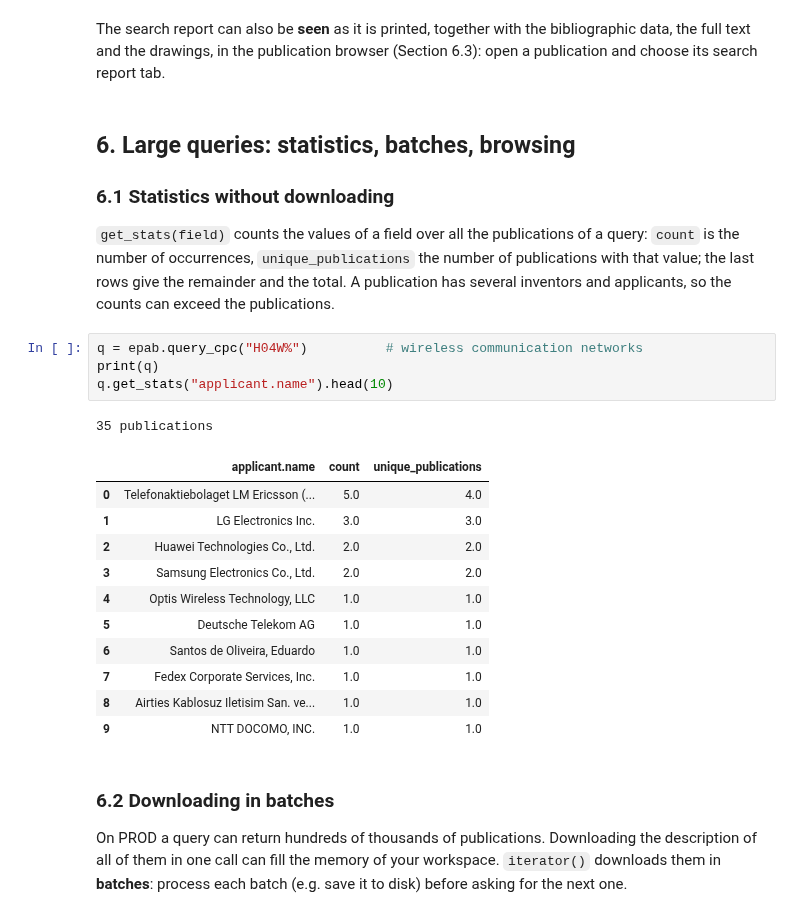
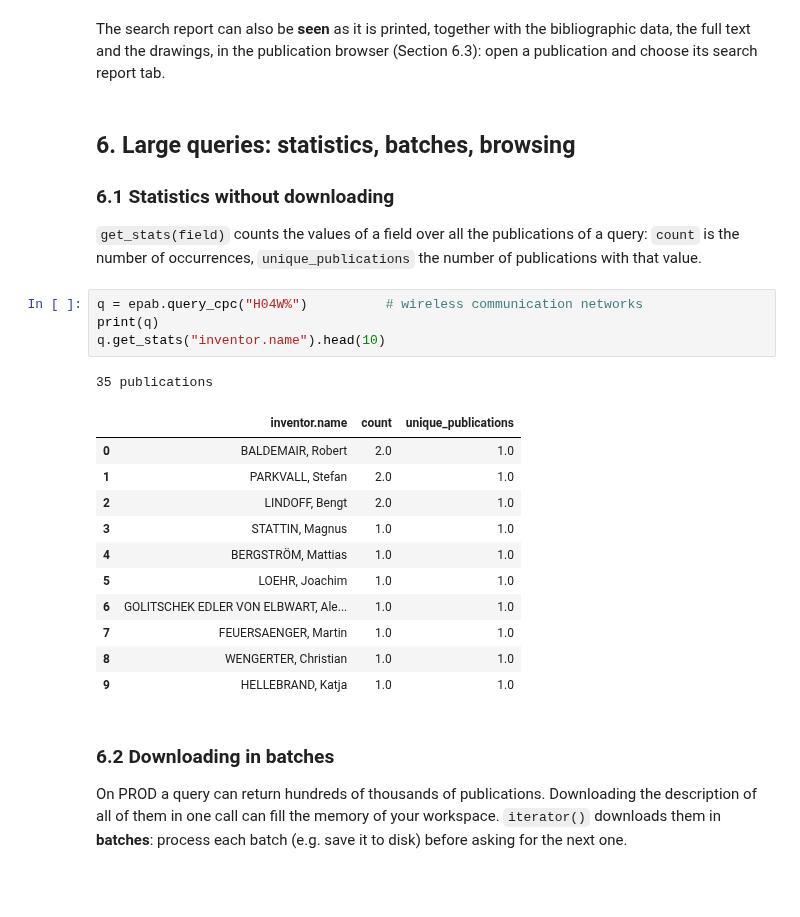
Before and after one commit to Fil-tech-beep/innovation-management-datascience26, a Jupyter notebook: tutorial_2/20_ep_fulltext_epab.ipynb, the cells around one changed output. Cells and saved outputs as stored; diff of their text form; blank space fills up the shorter version.

```diff
--- a/tutorial_2/20_ep_fulltext_epab.ipynb
+++ b/tutorial_2/20_ep_fulltext_epab.ipynb
@@ -501,24 +501,24 @@ The search report can also be **seen** as it is printed, together with the bibli
 
 ### 6.1 Statistics without downloading
 
-`get_stats(field)` counts the values of a field over all the publications of a query: `count` is the number of occurrences, `unique_publications` the number of publications with that value; the last rows give the remainder and the total. A publication has several inventors and applicants, so the counts can exceed the publications.
+`get_stats(field)` counts the values of a field over all the publications of a query: `count` is the number of occurrences, `unique_publications` the number of publications with that value.
 # %%
 q = epab.query_cpc("H04W%")          # wireless communication networks
 print(q)
-q.get_stats("applicant.name").head(10)
+q.get_stats("inventor.name").head(10)
 # %% [output]
 35 publications
-|  | applicant.name | count | unique_publications |
-| 0 | Telefonaktiebolaget LM Ericsson (... | 5.0 | 4.0 |
-| 1 | LG Electronics Inc. | 3.0 | 3.0 |
-| 2 | Huawei Technologies Co., Ltd. | 2.0 | 2.0 |
-| 3 | Samsung Electronics Co., Ltd. | 2.0 | 2.0 |
-| 4 | Optis Wireless Technology, LLC | 1.0 | 1.0 |
-| 5 | Deutsche Telekom AG | 1.0 | 1.0 |
-| 6 | Santos de Oliveira, Eduardo | 1.0 | 1.0 |
-| 7 | Fedex Corporate Services, Inc. | 1.0 | 1.0 |
-| 8 | Airties Kablosuz Iletisim San. ve... | 1.0 | 1.0 |
-| 9 | NTT DOCOMO, INC. | 1.0 | 1.0 |
+|  | inventor.name | count | unique_publications |
+| 0 | BALDEMAIR, Robert | 2.0 | 1.0 |
+| 1 | PARKVALL, Stefan | 2.0 | 1.0 |
+| 2 | LINDOFF, Bengt | 2.0 | 1.0 |
+| 3 | STATTIN, Magnus | 1.0 | 1.0 |
+| 4 | BERGSTRÖM, Mattias | 1.0 | 1.0 |
+| 5 | LOEHR, Joachim | 1.0 | 1.0 |
+| 6 | GOLITSCHEK EDLER VON ELBWART, Ale... | 1.0 | 1.0 |
+| 7 | FEUERSAENGER, Martin | 1.0 | 1.0 |
+| 8 | WENGERTER, Christian | 1.0 | 1.0 |
+| 9 | HELLEBRAND, Katja | 1.0 | 1.0 |
 # %% [markdown]
 ### 6.2 Downloading in batches
 
```
Also changed, not shown: parts of 2 cells of this notebook.
